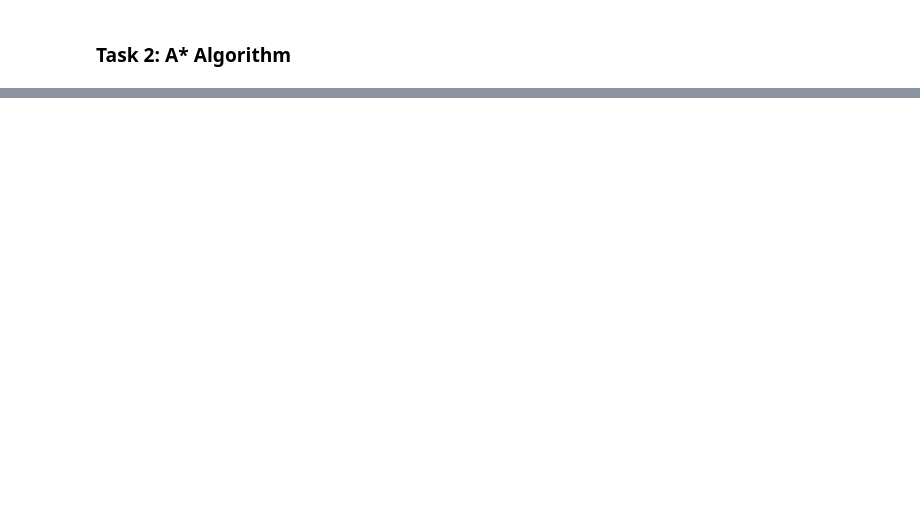
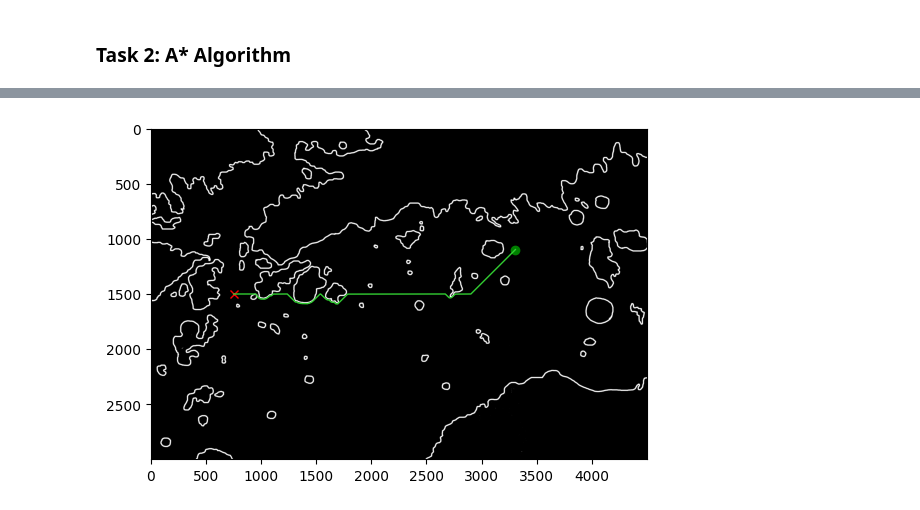
Before and after one commit to Leonardo-Russo/Autonomous-Driving-Rover, a Jupyter notebook: notebook.ipynb, the cells around one changed output, grey strips where cells are left out. Drawn from its saved outputs; the diff is of its cells as text; code cells hidden in the pictures; blank space fills up the shorter version.

```diff
--- a/notebook.ipynb
+++ b/notebook.ipynb
@@ -163,15 +198,6 @@ def A_star(start, end, obstacle_map):
     def heuristic(a, b):
         return max(abs(a[0]-b[0]), abs(a[1]-b[1])) + 0.41421356237 * min(abs(a[0]-b[0]), abs(a[1]-b[1]))
 
-    # Initialize Matplotlib plot
-    fig, ax = plt.subplots()
-    ax.imshow(obstacle_map, cmap='gray')
-    start_scatter = ax.scatter([start[1]], [start[0]], c='green', marker='o')  # Start point
-    end_scatter = ax.scatter([end[1]], [end[0]], c='red', marker='x')  # End point
-    current_scatter = ax.scatter([], [], c='blue', marker='.')  # Current node
-    path_length_text = ax.text(0.01, 0.01, '', transform=ax.transAxes, c='limegreen')  # Path length text
-
-    # A* algorithm with visualization
     open_list = []
     closed_list_set = set()
 
@@ -184,28 +210,16 @@ def A_star(start, end, obstacle_map):
         open_list.remove(current_node)
         closed_list_set.add(current_node)
 
-        # Visualization: Update current node position and path length
-        current_scatter.set_offsets([current_node.position[1], current_node.position[0]])
-        path_length_text.set_text(f'Path length: {current_node.g}')
-        plt.pause(1e-6)
-
         if current_node.position == end_node.position:
             path = []
             while current_node:
                 path.append(current_node.position)
                 current_node = current_node.parent
-            path = path[::-1]
-
-            # Visualization: Mark the path
-            path_x = [p[1] for p in path]
-            path_y = [p[0] for p in path]
-            ax.plot(path_x, path_y, c='yellow')
-            plt.show()
-            return path
+            return path[::-1]  # Return reversed path
 
         # Generate children
         (x, y) = current_node.position
-        neighbors = [(x-1, y), (x+1, y), (x, y-1), (x, y+1)]  # Adjacent squares
+        neighbors = [(x, y-1), (x-1, y-1), (x-1, y), (x-1, y+1), (x, y+1), (x+1, y+1), (x+1, y), (x+1, y-1)]
 
         for next_node in neighbors:
             # Make sure within range
@@ -232,7 +246,6 @@ def A_star(start, end, obstacle_map):
             if add_to_open(open_list, neighbor):
                 open_list.append(neighbor)
 
-    plt.show()
     return None  # No path found
 
 # Function to check if a neighbor should be added to the open list
@@ -241,17 +254,16 @@ def add_to_open(open_list, neighbor):
         if neighbor == node and neighbor.f >= node.f:
             return False
     return True
-
-
-
-path = A_star(start, end, obstacleMap)
 # %%
+path = A_star(start, end, obstacleMap)
 path = np.array(path)
 
 # Obstacle map in grayscale
-plt.figure("Task 1 - Trajectory")
+plt.figure("Task 2 - Pathfinding")
 plt.imshow(obstacleMap, cmap='gray')
 plt.plot([start[1]], [start[0]], c='green', marker='o')
 plt.plot([end[1]], [end[0]], c='red', marker='x')
 plt.plot(path[:, 1], path[:, 0], c='limegreen', linestyle='-', linewidth=1)
 plt.show()
+# %% [output]
+[figure, added]
```
Also changed, not shown: parts of 4 cells of this notebook.
